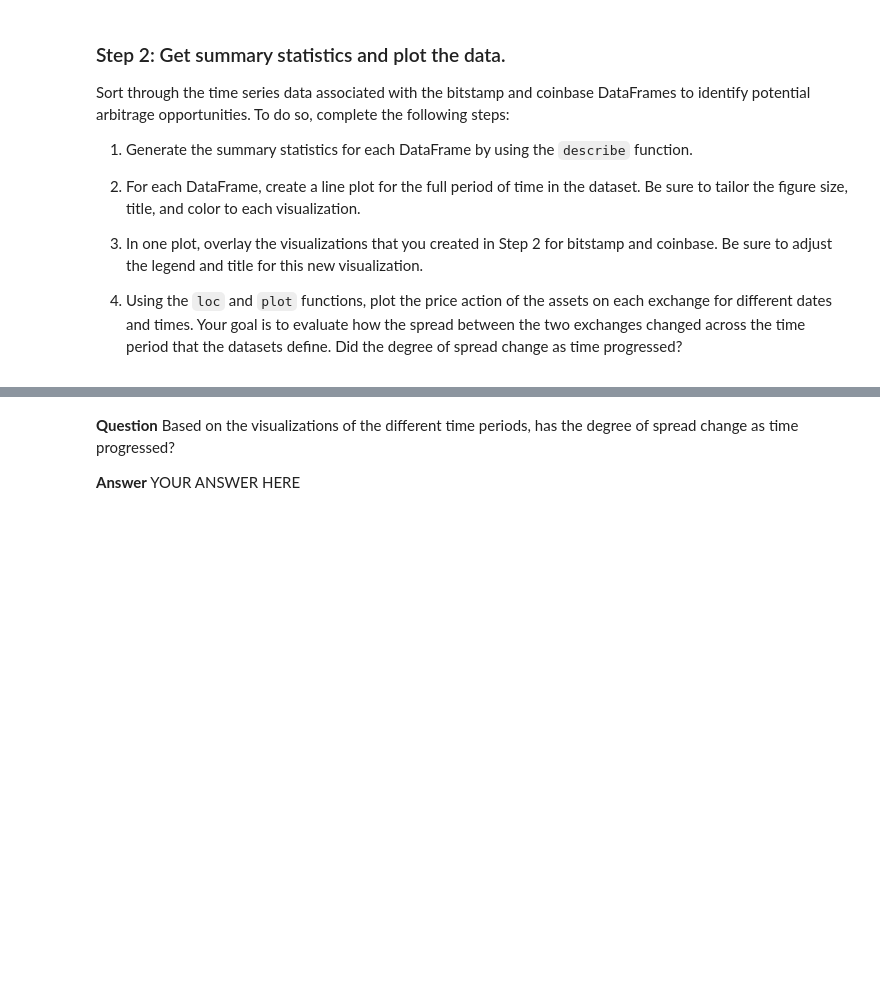
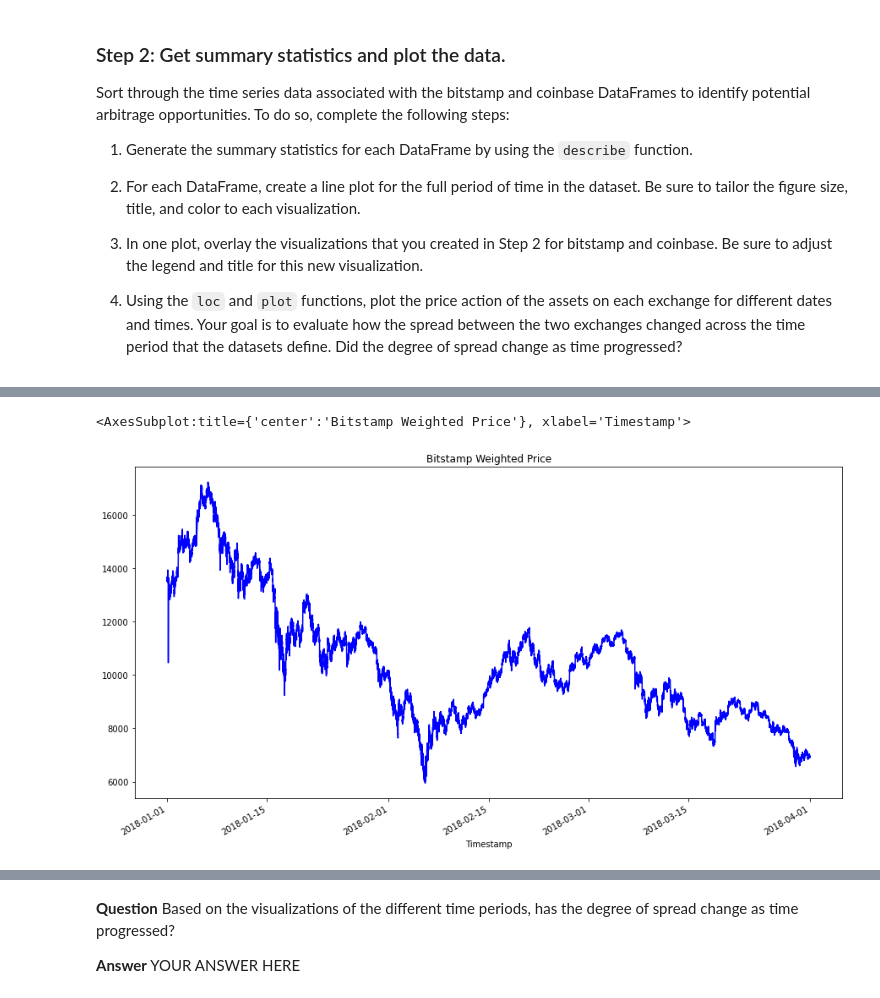
Before and after one commit to JWM09/Arbitrage_Bitcoin, a Jupyter notebook: Starter_Code/crypto_arbitrage.ipynb, the cells around one changed output, grey strips where cells are left out. Drawn from its saved outputs; the diff is of its cells as text; code cells hidden in the pictures; blank space fills up the shorter version.

```diff
--- a/Starter_Code/crypto_arbitrage.ipynb
+++ b/Starter_Code/crypto_arbitrage.ipynb
@@ -365,3 +393,8 @@ Sort through the time series data associated with the bitstamp and coinbase Data
+# %%
+bitstamp['Weighted Price'].plot(figsize=(15,8), title = "Bitstamp Weighted Price", color='blue')
+# %% [output]
+<AxesSubplot:title={'center':'Bitstamp Weighted Price'}, xlabel='Timestamp'>
+[figure, added]
 # %%
 # Create a line plot for the coinbase DataFrame for the full length of time in the dataset
 # Be sure that the figure size, title, and color are tailored to each visualization
```
Also changed, not shown: parts of 8 cells of this notebook.
